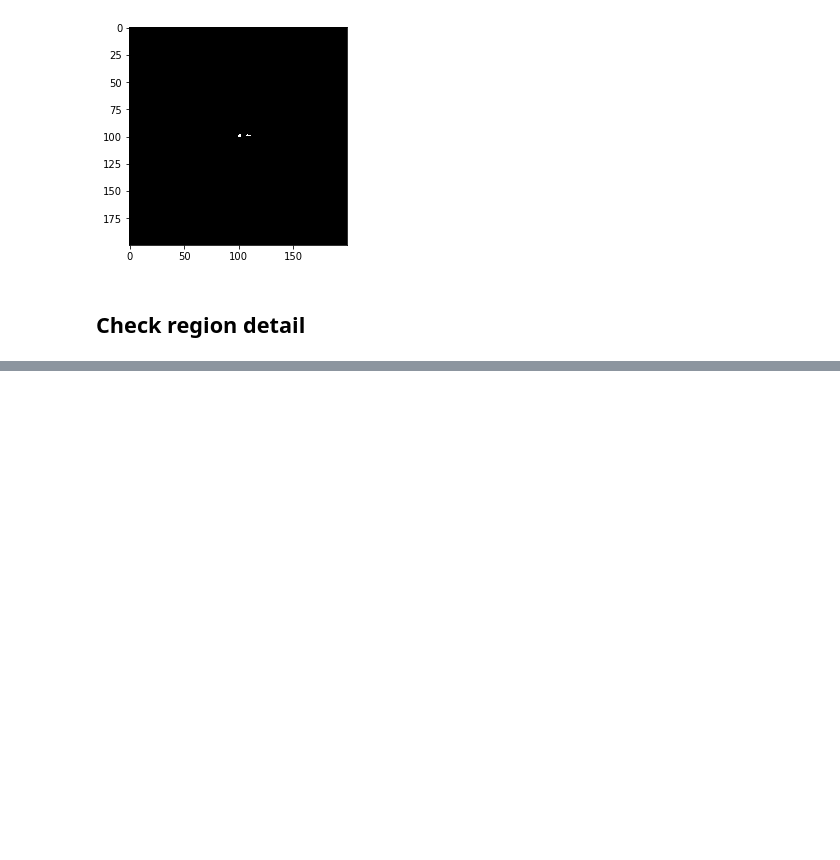
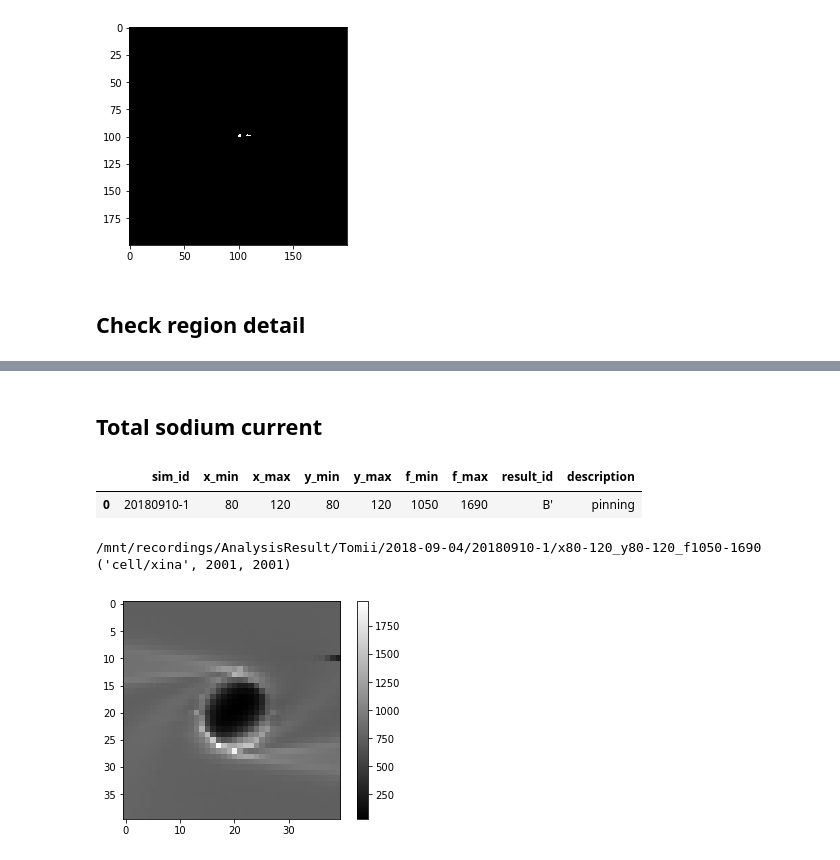
Before and after one commit to chenaoki/nb_pds, a Jupyter notebook: 2018-09-04.ipynb, the cells around one changed output, grey strips where cells are left out. Saved outputs shown, nothing was run; the diff lists cells and outputs as text; code cells hidden in the pictures; blank space fills up the shorter version.

Commit message:
save 2018-09-13

```diff
--- a/2018-09-04.ipynb
+++ b/2018-09-04.ipynb
@@ -329,0 +374,44 @@ for i, row in df.iterrows():
+# %% [markdown]
+## Total sodium current
+# %%
+df = pd.read_csv('data.roi-Ina.csv')
+df
+# %% [output]
+|  | sim_id | x_min | x_max | y_min | y_max | f_min | f_max | result_id | description |
+| 0 | 20180910-1 | 80 | 120 | 80 | 120 | 1050 | 1690 | B' | pinning |
+# %%
+for i, row in df.iterrows():
+
+    dst_dir = os.path.join(save_dir, '{0}'.format(row['sim_id']))
+    dst_dir = os.path.join(dst_dir, 'x{0}-{1}_y{2}-{3}_f{4}-{5}'.format(
+        row.x_min,row.x_max,
+        row.y_min,row.y_max,
+        row.f_min,row.f_max,
+    ))
+    print(dst_dir)
+    #if os.path.exists(dst_dir) : shutil.rmtree(dst_dir)
+    if not os.path.exists(dst_dir) : os.makedirs(dst_dir)
+
+
+    sess = ElecpySession("/mnt/recordings/SimulationResult/"+row.sim_id, keys=['vmem', 'cell/xina'])
+    sess.setRange(
+        x_min = row.x_min,
+        x_max = row.x_max,
+        y_min = row.y_min,
+        y_max = row.y_max,
+        f_min = row.f_min,
+        f_max = row.f_max,
+    )
+
+
+    ### Sodium current integral ###
+
+    xina = abs(np.sum(sess.data["cell/xina"], axis=0))
+    plt.clf()
+    plt.imshow(xina, cmap='gray')
+    plt.colorbar()
+    plt.savefig(os.path.join(dst_dir, 'xina.png'))
+# %% [output]
+/mnt/recordings/AnalysisResult/Tomii/2018-09-04/20180910-1/x80-120_y80-120_f1050-1690
+('cell/xina', 2001, 2001)
+[figure, added]
```
Also changed, not shown: parts of 20 cells of this notebook, 14 other files.
